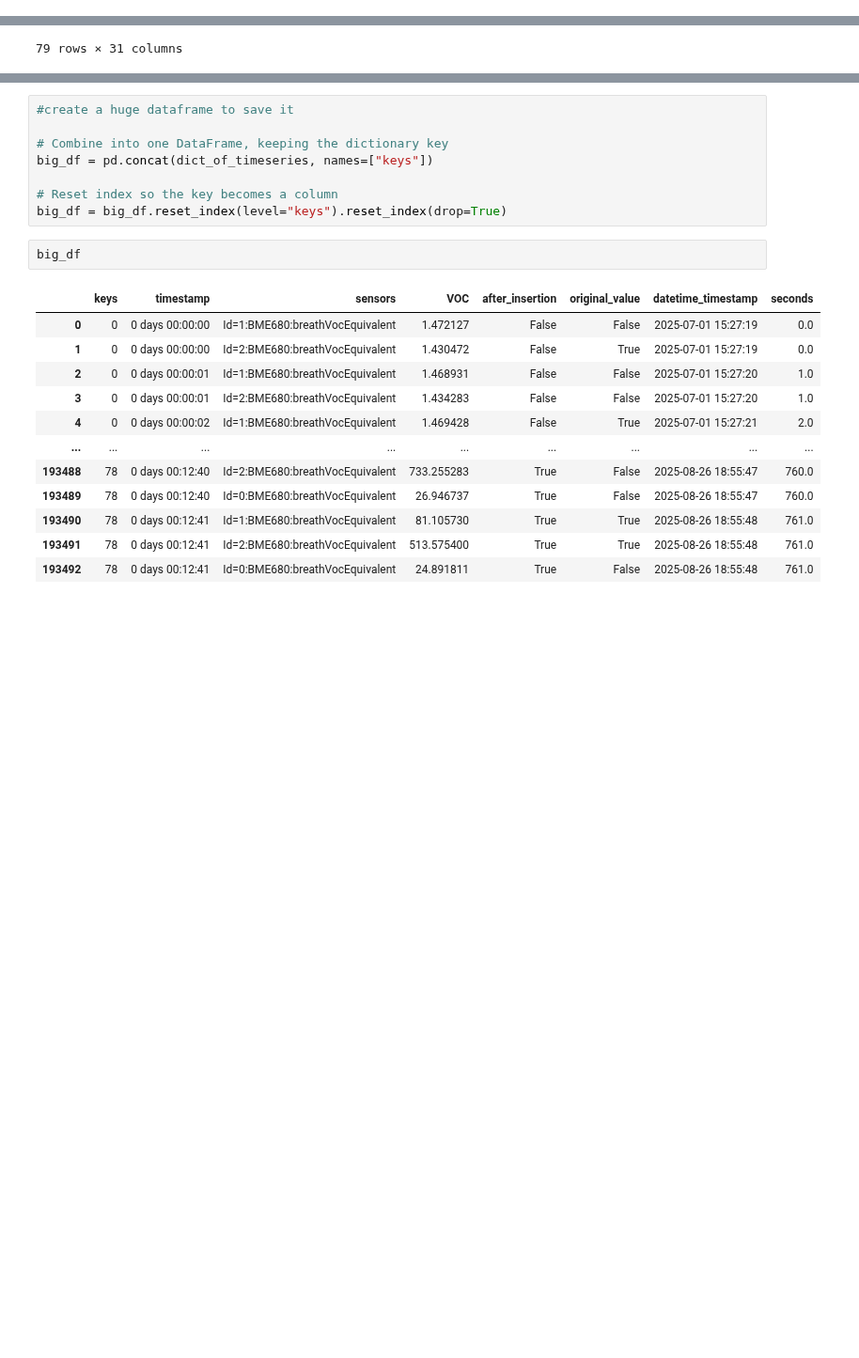
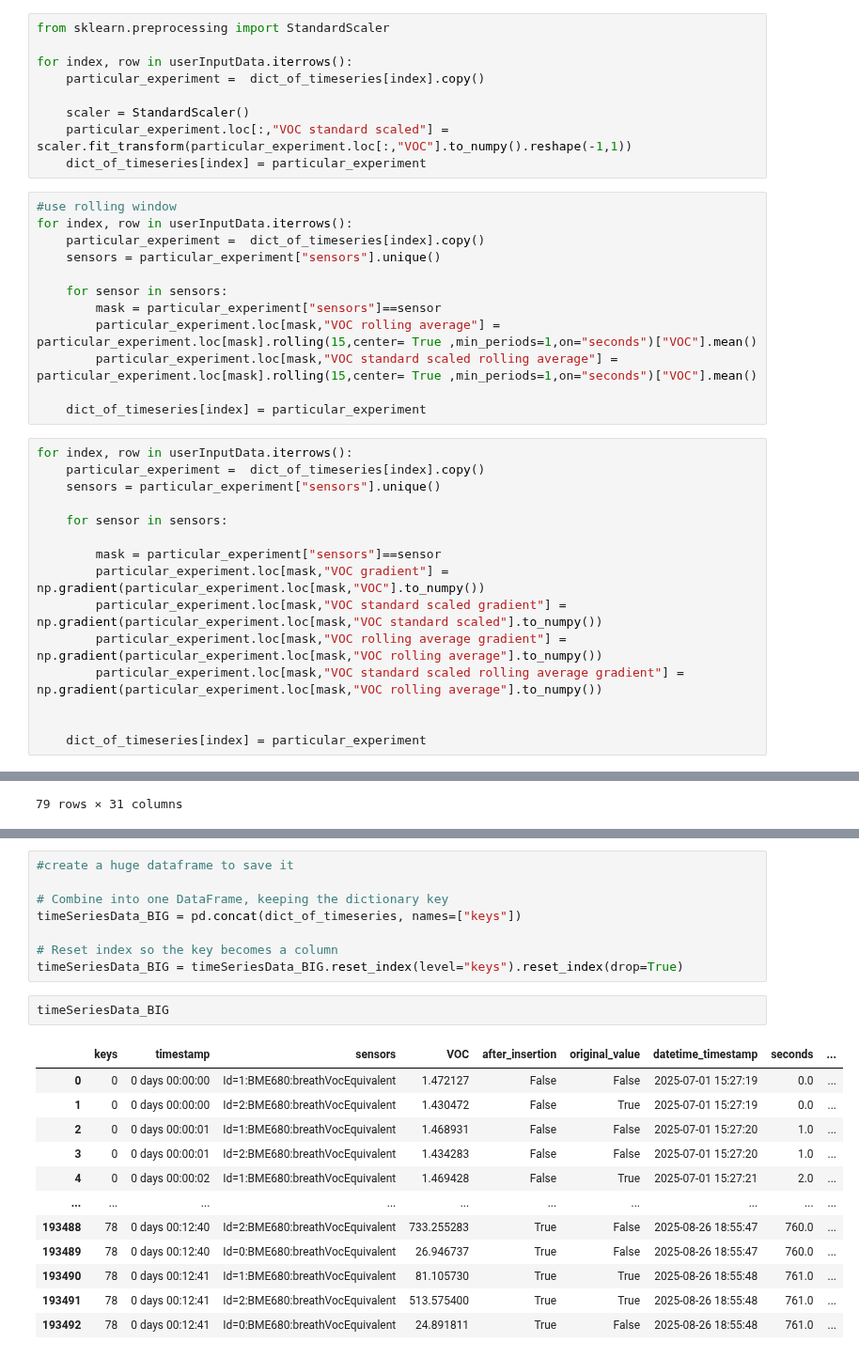
Before and after one commit to Andreas-Ts/Diploma-Project, a Jupyter notebook: dataAnalysis and machine learning/pre processing data.ipynb, the cells around one changed output, grey strips where cells are left out. Shown at 94% size. Cells and saved outputs as stored; diff of their text form; blank space fills up the shorter version.

Commit message:
visualize data,creating rolling windows

```diff
--- a/dataAnalysis and machine learning/pre processing data.ipynb
+++ b/dataAnalysis and machine learning/pre processing data.ipynb
@@ -555,3 +555,39 @@ for index, row in userInputData.iterrows():
     )
 
     dict_of_timeseries[index] =   particular_experiment
+# %%
+from sklearn.preprocessing import StandardScaler
+
+for index, row in userInputData.iterrows():
+    particular_experiment =  dict_of_timeseries[index].copy()
+
+    scaler = StandardScaler()
+    particular_experiment.loc[:,"VOC standard scaled"] = scaler.fit_transform(particular_experiment.loc[:,"VOC"].to_numpy().reshape(-1,1))
+    dict_of_timeseries[index] = particular_experiment
+# %%
+#use rolling window
+for index, row in userInputData.iterrows():
+    particular_experiment =  dict_of_timeseries[index].copy()
+    sensors = particular_experiment["sensors"].unique()
+
+    for sensor in sensors:
+        mask = particular_experiment["sensors"]==sensor
+        particular_experiment.loc[mask,"VOC rolling average"] = particular_experiment.loc[mask].rolling(15,center= True ,min_periods=1,on="seconds")["VOC"].mean()
+        particular_experiment.loc[mask,"VOC standard scaled rolling average"] = particular_experiment.loc[mask].rolling(15,center= True ,min_periods=1,on="seconds")["VOC"].mean()
+
+    dict_of_timeseries[index] = particular_experiment
+# %%
+for index, row in userInputData.iterrows():
+    particular_experiment =  dict_of_timeseries[index].copy()
+    sensors = particular_experiment["sensors"].unique()
+
+    for sensor in sensors:
+
+        mask = particular_experiment["sensors"]==sensor
+        particular_experiment.loc[mask,"VOC gradient"] = np.gradient(particular_experiment.loc[mask,"VOC"].to_numpy())
+        particular_experiment.loc[mask,"VOC standard scaled gradient"] = np.gradient(particular_experiment.loc[mask,"VOC standard scaled"].to_numpy())
+        particular_experiment.loc[mask,"VOC rolling average gradient"] = np.gradient(particular_experiment.loc[mask,"VOC rolling average"].to_numpy())
+        particular_experiment.loc[mask,"VOC standard scaled rolling average gradient"] = np.gradient(particular_experiment.loc[mask,"VOC rolling average"].to_numpy())
+
+
+    dict_of_timeseries[index] = particular_experiment
@@ -989,22 +1055,22 @@ dict_of_timeseries[6]
 #create a huge dataframe to save it
 
 # Combine into one DataFrame, keeping the dictionary key
-big_df = pd.concat(dict_of_timeseries, names=["keys"])
+timeSeriesData_BIG = pd.concat(dict_of_timeseries, names=["keys"])
 
 # Reset index so the key becomes a column
-big_df = big_df.reset_index(level="keys").reset_index(drop=True)
+timeSeriesData_BIG = timeSeriesData_BIG.reset_index(level="keys").reset_index(drop=True)
 # %%
-big_df
+timeSeriesData_BIG
 # %% [output]
-|  | keys | timestamp | sensors | VOC | after_insertion | original_value | datetime_timestamp | seconds |
-| 0 | 0 | 0 days 00:00:00 | Id=1:BME680:breathVocEquivalent | 1.472127 | False | False | 2025-07-01 15:27:19 | 0.0 |
-| 1 | 0 | 0 days 00:00:00 | Id=2:BME680:breathVocEquivalent | 1.430472 | False | True | 2025-07-01 15:27:19 | 0.0 |
-| 2 | 0 | 0 days 00:00:01 | Id=1:BME680:breathVocEquivalent | 1.468931 | False | False | 2025-07-01 15:27:20 | 1.0 |
-| 3 | 0 | 0 days 00:00:01 | Id=2:BME680:breathVocEquivalent | 1.434283 | False | False | 2025-07-01 15:27:20 | 1.0 |
-| 4 | 0 | 0 days 00:00:02 | Id=1:BME680:breathVocEquivalent | 1.469428 | False | True | 2025-07-01 15:27:21 | 2.0 |
-| ... | ... | ... | ... | ... | ... | ... | ... | ... |
-| 193488 | 78 | 0 days 00:12:40 | Id=2:BME680:breathVocEquivalent | 733.255283 | True | False | 2025-08-26 18:55:47 | 760.0 |
-| 193489 | 78 | 0 days 00:12:40 | Id=0:BME680:breathVocEquivalent | 26.946737 | True | False | 2025-08-26 18:55:47 | 760.0 |
-| 193490 | 78 | 0 days 00:12:41 | Id=1:BME680:breathVocEquivalent | 81.105730 | True | True | 2025-08-26 18:55:48 | 761.0 |
-| 193491 | 78 | 0 days 00:12:41 | Id=2:BME680:breathVocEquivalent | 513.575400 | True | True | 2025-08-26 18:55:48 | 761.0 |
-| 193492 | 78 | 0 days 00:12:41 | Id=0:BME680:breathVocEquivalent | 24.891811 | True | False | 2025-08-26 18:55:48 | 761.0 |
+|  | keys | timestamp | sensors | VOC | after_insertion | original_value | datetime_timestamp | seconds | ... |
+| 0 | 0 | 0 days 00:00:00 | Id=1:BME680:breathVocEquivalent | 1.472127 | False | False | 2025-07-01 15:27:19 | 0.0 | ... |
+| 1 | 0 | 0 days 00:00:00 | Id=2:BME680:breathVocEquivalent | 1.430472 | False | True | 2025-07-01 15:27:19 | 0.0 | ... |
+| 2 | 0 | 0 days 00:00:01 | Id=1:BME680:breathVocEquivalent | 1.468931 | False | False | 2025-07-01 15:27:20 | 1.0 | ... |
+| 3 | 0 | 0 days 00:00:01 | Id=2:BME680:breathVocEquivalent | 1.434283 | False | False | 2025-07-01 15:27:20 | 1.0 | ... |
+| 4 | 0 | 0 days 00:00:02 | Id=1:BME680:breathVocEquivalent | 1.469428 | False | True | 2025-07-01 15:27:21 | 2.0 | ... |
+| ... | ... | ... | ... | ... | ... | ... | ... | ... | ... |
+| 193488 | 78 | 0 days 00:12:40 | Id=2:BME680:breathVocEquivalent | 733.255283 | True | False | 2025-08-26 18:55:47 | 760.0 | ... |
+| 193489 | 78 | 0 days 00:12:40 | Id=0:BME680:breathVocEquivalent | 26.946737 | True | False | 2025-08-26 18:55:47 | 760.0 | ... |
+| 193490 | 78 | 0 days 00:12:41 | Id=1:BME680:breathVocEquivalent | 81.105730 | True | True | 2025-08-26 18:55:48 | 761.0 | ... |
+| 193491 | 78 | 0 days 00:12:41 | Id=2:BME680:breathVocEquivalent | 513.575400 | True | True | 2025-08-26 18:55:48 | 761.0 | ... |
+| 193492 | 78 | 0 days 00:12:41 | Id=0:BME680:breathVocEquivalent | 24.891811 | True | False | 2025-08-26 18:55:48 | 761.0 | ... |
```
Also changed, not shown: parts of 10 cells of this notebook, 1 other file.
